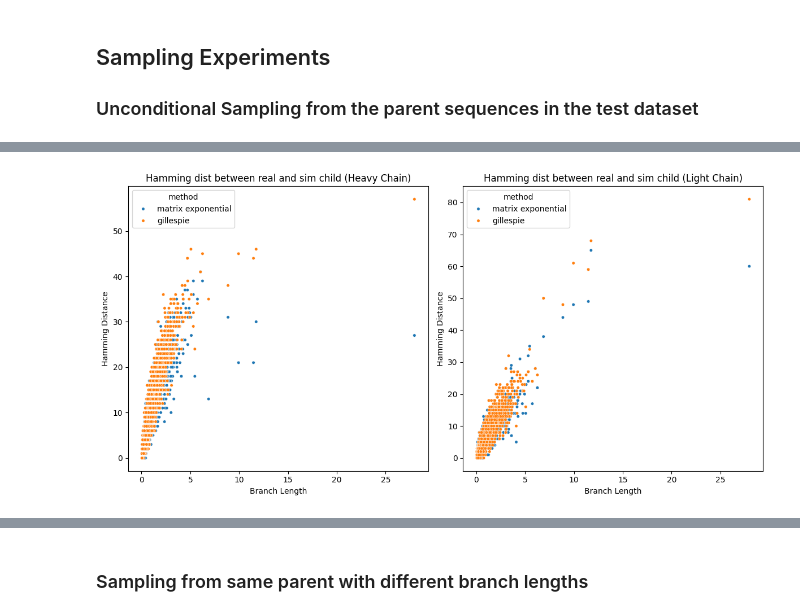
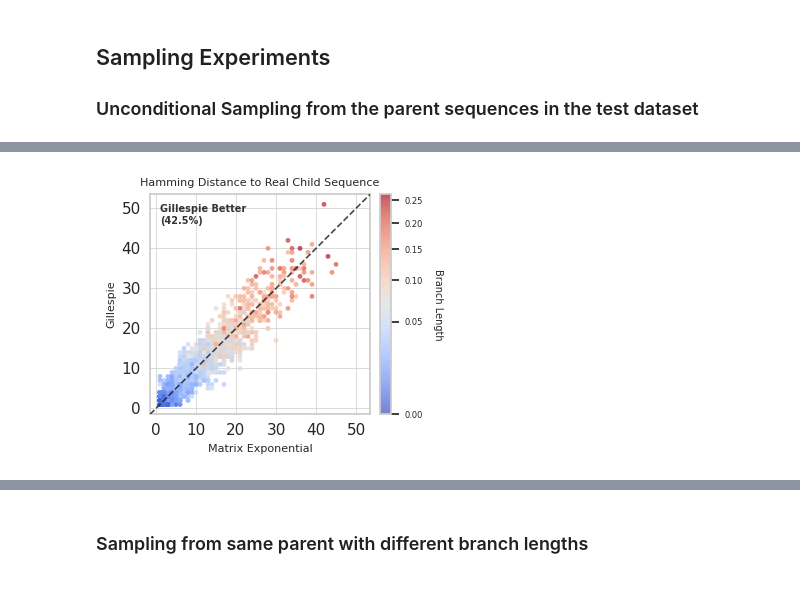
Before and after one commit to thematrixmaster/cosine, a Jupyter notebook: notebooks/eval_ctmc_model.ipynb, the cells around one changed output, grey strips where cells are left out. Drawn from its saved outputs; the diff is of its cells as text; code cells hidden in the pictures; blank space fills up the shorter version.

Commit message:
Update ctmc sampling and analysis

```diff
--- a/notebooks/eval_ctmc_model.ipynb
+++ b/notebooks/eval_ctmc_model.ipynb
@@ -158,10 +181,11 @@ def compute_hamming_distance(seq1, seq2):
     assert len(seq1) == len(seq2)
     return sum(c1 != c2 for c1, c2 in zip(seq1, seq2))
 # %%
-# load the antibody donor 4 dataset
+# load the test dataset
 # datapath = Path("/accounts/projects/yss/stephen.lu/peint/data/wyatt/subs/edges_joint/aa/d4.txt")
 # datapath = Path("/accounts/projects/yss/stephen.lu/peint/data/wyatt/extra/edges_joint/aa/dx.txt")
-datapath = Path("/accounts/projects/yss/stephen.lu/peint-workspace/main/data/wyatt/aho/d4.txt")
+# datapath = Path("/accounts/projects/yss/stephen.lu/peint-workspace/main/data/wyatt/aho/d4.txt")
+datapath = Path("/accounts/projects/yss/stephen.lu/peint-workspace/main/data/dasm/edges/test/v1rodriguezCC.txt")
 dataset = ComplexCherriesDataset(data_file=datapath, min_t=0., chain_id_offset=1)
 
 # load the TR Rosetta test transitions dataset
@@ -171,8 +195,4 @@ dataset = ComplexCherriesDataset(data_file=datapath, min_t=0., chain_id_offset=1
 
 dataloader = dataloader_from_dataset(dataset=dataset, batch_size=32, num_workers=4)
 print(f"Number of batches in dataloader: {len(dataloader)}")
-
-# load the generator from the base network
-generator = NeuralCTMCGenerator(neural_ctmc=net).to(device)
-generator = generator.eval()
 # %% [output]
@@ -310,7 +337,7 @@ real_child_hv_seqs, real_child_lt_seqs = [], []
 ind_sim_child_hv_seqs, ind_sim_child_lt_seqs = [], []
 dep_sim_child_hv_seqs, dep_sim_child_lt_seqs = [], []
 branch_lengths = []
-n_batches = 10
+n_batches = 50
 
 for batch in tqdm(dataloader, desc="Inference"):
     batch = [b.to(device) for b in batch]
@@ -329,7 +356,7 @@ for batch in tqdm(dataloader, desc="Inference"):
     # sample a child sequence using the model
     with torch.autocast(device_type="cuda", dtype=torch.bfloat16):
         y_ind_decoded = generator.generate_with_independent_sites(t=t, x=x, x_sizes=x_sizes)
-        y_dep_decoded = generator.generate_with_fake_gillespie(t=t, x=x, x_sizes=x_sizes)
+        y_dep_decoded = generator.generate_with_adapted_gillespie(t=t, x=x, x_sizes=x_sizes)
 
     sim_ind_child_seqs = [decode_sequence_from_toks(y_ind_decoded[i].cpu().numpy()) for i in range(y_ind_decoded.size(0))]
     sim_dep_child_seqs = [decode_sequence_from_toks(y_dep_decoded[i].cpu().numpy()) for i in range(y_dep_decoded.size(0))]
@@ -407,22 +450,77 @@ plt.show()
 # %%
-# scatter branch length vs hamming distance between real and sim children, for heavy and light chain side by side
-fig, ax = plt.subplots(1, 2, figsize=(12, 6))
+# make a parity plot of the hamming distance to the real child between the gillespie samples and the matrix exponential samples
+# color the parity points by the branch length
+import matplotlib.pyplot as plt
+import matplotlib.colors as mcolors
+import seaborn as sns
+import numpy as np
+import pandas as pd
 
-sns.scatterplot(data=data_df[data_df["chain"] == "heavy"], x="bl", y="dist", hue="method", ax=ax[0], legend=True, s=15)
-sns.scatterplot(data=data_df[data_df["chain"] == "light"], x="bl", y="dist", hue="method", ax=ax[1], legend=True, s=15)
+# 1. Data Prep
+pivoted = pd.DataFrame({
+    "bl": branch_lengths,
+    "Matrix Exponential": hv_ind_aa_hamming_dists,
+    "Gillespie": hv_dep_aa_hamming_dists,
+    "chain": ["heavy"] * _len,
+})
 
-# add titles and labels
-ax[0].set_title("Hamming dist between real and sim child (Heavy Chain)")
-ax[0].set_xlabel("Branch Length")
-ax[0].set_ylabel("Hamming Distance")
-ax[1].set_title("Hamming dist between real and sim child (Light Chain)")
-ax[1].set_xlabel("Branch Length")
-ax[1].set_ylabel("Hamming Distance")
+x_col, y_col = 'Matrix Exponential', 'Gillespie'
+X, Y, C = pivoted[x_col].astype(int), pivoted[y_col].astype(int), pivoted['bl']
 
+# 2. Stats
+pct_win = 100 * (Y < X).mean()
+
+# 3. Setup Plot
+sns.set_theme(style='whitegrid', rc={'font.size': 8, 'axes.labelsize': 8, 'grid.linewidth': 0.5})
+fig, ax = plt.subplots(figsize=(3.5, 3.0))
+
+# 4. Smart Limits
+all_data = np.concatenate([X, Y])
+vmin, vmax = np.min(all_data), np.max(all_data)
+padding = (vmax - vmin) * 0.05
+lims = [vmin - padding, vmax + padding]
+
+# 5. Main Scatter
+norm = mcolors.PowerNorm(gamma=0.5, vmin=C.min(), vmax=C.max())
+sc = ax.scatter(X, Y, c=C, cmap='coolwarm', norm=norm,
+                s=12, alpha=0.7, edgecolor='none', zorder=2)
+
+# Diagonal Line
+ax.plot([lims[0], lims[1]], [lims[0], lims[1]], 'k--', lw=1.2, alpha=0.8, zorder=3)
+
+# 7. Main Formatting
+ax.set_aspect('equal')
+ax.set_xlim(lims)
+ax.set_ylim(lims)
+
+ticks = np.linspace(0, 50, 6, dtype=int)
+ax.set_xticks(ticks)
+ax.set_yticks(ticks)
+ax.set_xticklabels([f'{t}' for t in ticks])
+ax.set_yticklabels([f'{t}' for t in ticks])
+
+# Add visible ticks to main axes (length=3 makes them visible but subtle)
+ax.tick_params(axis='both', which='major', length=3, width=0.5)
+
+ax.set_xlabel(f'{x_col}')
+ax.set_ylabel(f'{y_col}')
+ax.set_title(f"Hamming Distance to Real Child Sequence", fontsize=8)
+
+# Annotation
+ax.text(lims[0] + padding, lims[1] - padding, f'{y_col} Better\n({pct_win:.1f}%)',
+        ha='left', va='top', fontweight='bold', fontsize=7, color='#333', zorder=5)
+
+# 8. Colorbar
+cbar = plt.colorbar(sc, ax=ax, fraction=0.046, pad=0.04)
+cbar.set_label('Branch Length', rotation=270, labelpad=15, fontsize=7)
+cbar.ax.tick_params(labelsize=6)
+
+sns.despine(ax=ax, top=False, right=False)
 plt.tight_layout()
+plt.savefig('figure_parity_hamming_dist_to_real_child.pdf', bbox_inches='tight')
 plt.show()
 # %% [output]
-[figure, old version]
+[figure, new version]
 # %%
 # calculate hamming distance between real parent and all child sequences, real and fake
 
```
Also changed, not shown: parts of 49 cells of this notebook, 8 other files.
